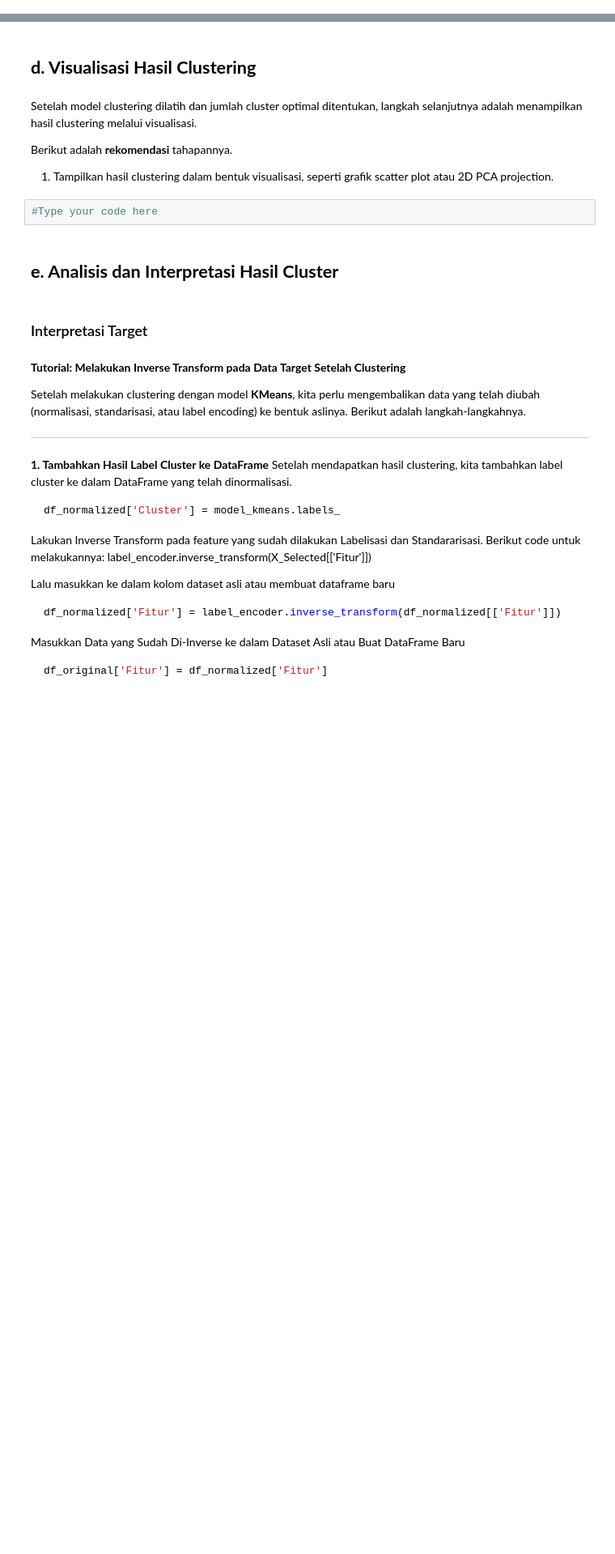
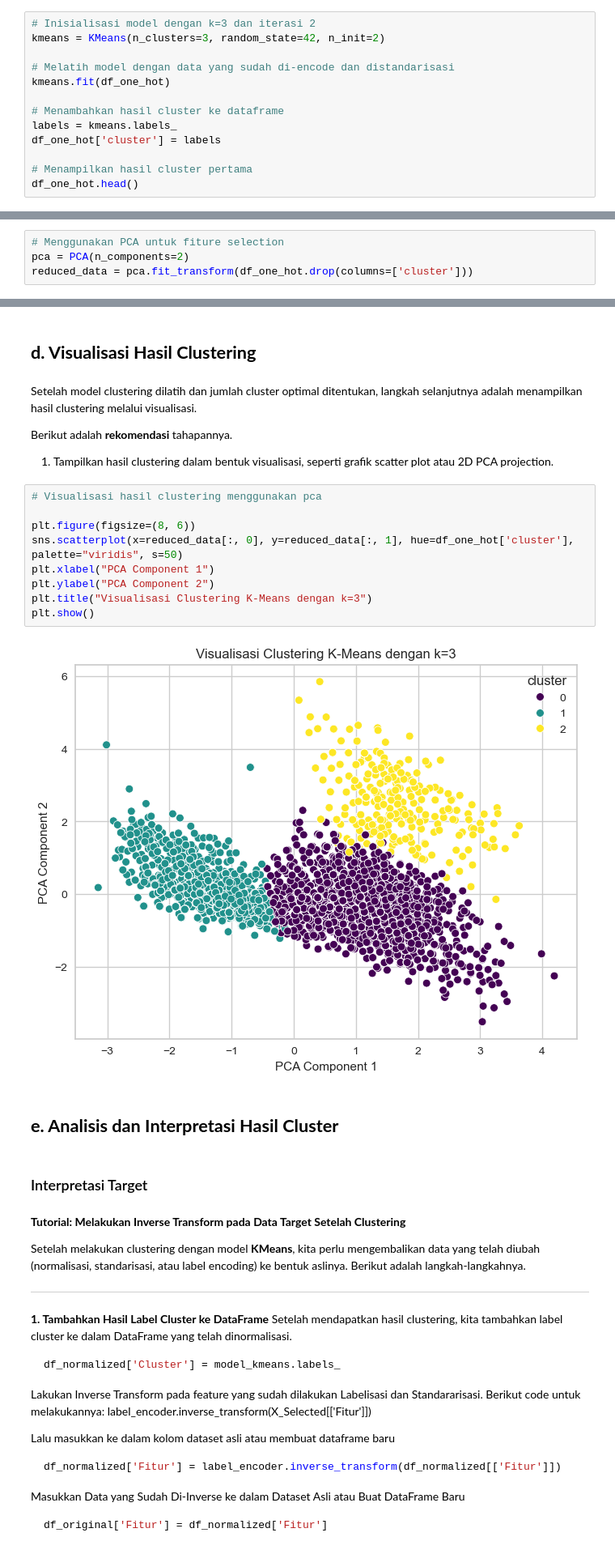
Before and after one commit to septiisdayanna/earthquakes_clustering, a Jupyter notebook: [Clustering]_Submission_Akhir_BMLP_Your_Name_(Updated).ipynb, the cells around one changed output, grey strips where cells are left out. Shown at 81% size. Drawn from its saved outputs; the diff is of its cells as text; blank space fills up the shorter version.

```diff
--- a/[Clustering]_Submission_Akhir_BMLP_Your_Name_(Updated).ipynb
+++ b/[Clustering]_Submission_Akhir_BMLP_Your_Name_(Updated).ipynb
@@ -378 +378,14 @@ visualizer.show()
 <Axes: title={'center': 'Distortion Score Elbow for KMeans Clustering'}, xlabel='k', ylabel='distortion score'>
+# %%
+# Inisialisasi model dengan k=3 dan iterasi 2
+kmeans = KMeans(n_clusters=3, random_state=42, n_init=2)
+
+# Melatih model dengan data yang sudah di-encode dan distandarisasi
+kmeans.fit(df_one_hot)
+
+# Menambahkan hasil cluster ke dataframe
+labels = kmeans.labels_
+df_one_hot['cluster'] = labels
+
+# Menampilkan hasil cluster pertama
+df_one_hot.head()
@@ -394,0 +427,4 @@ Silakan lakukan feature selection jika Anda membutuhkan optimasi model clusterin
+# %%
+# Menggunakan PCA untuk fiture selection
+pca = PCA(n_components=2)
+reduced_data = pca.fit_transform(df_one_hot.drop(columns=['cluster']))
@@ -399,8 +441,17 @@ Setelah model clustering dilatih dan jumlah cluster optimal ditentukan, langkah
 
 Berikut adalah **rekomendasi** tahapannya.
 1. Tampilkan hasil clustering dalam bentuk visualisasi, seperti grafik scatter plot atau 2D PCA projection.
-# %%
-#Type your code here
+# %%
+# Visualisasi hasil clustering menggunakan pca
+
+plt.figure(figsize=(8, 6))
+sns.scatterplot(x=reduced_data[:, 0], y=reduced_data[:, 1], hue=df_one_hot['cluster'], palette="viridis", s=50)
+plt.xlabel("PCA Component 1")
+plt.ylabel("PCA Component 2")
+plt.title("Visualisasi Clustering K-Means dengan k=3")
+plt.show()
+# %% [output]
+[figure, added]
 # %% [markdown]
 ## **e. Analisis dan Interpretasi Hasil Cluster**
 # %% [markdown]
```
Also changed, not shown: parts of 8 cells of this notebook.
